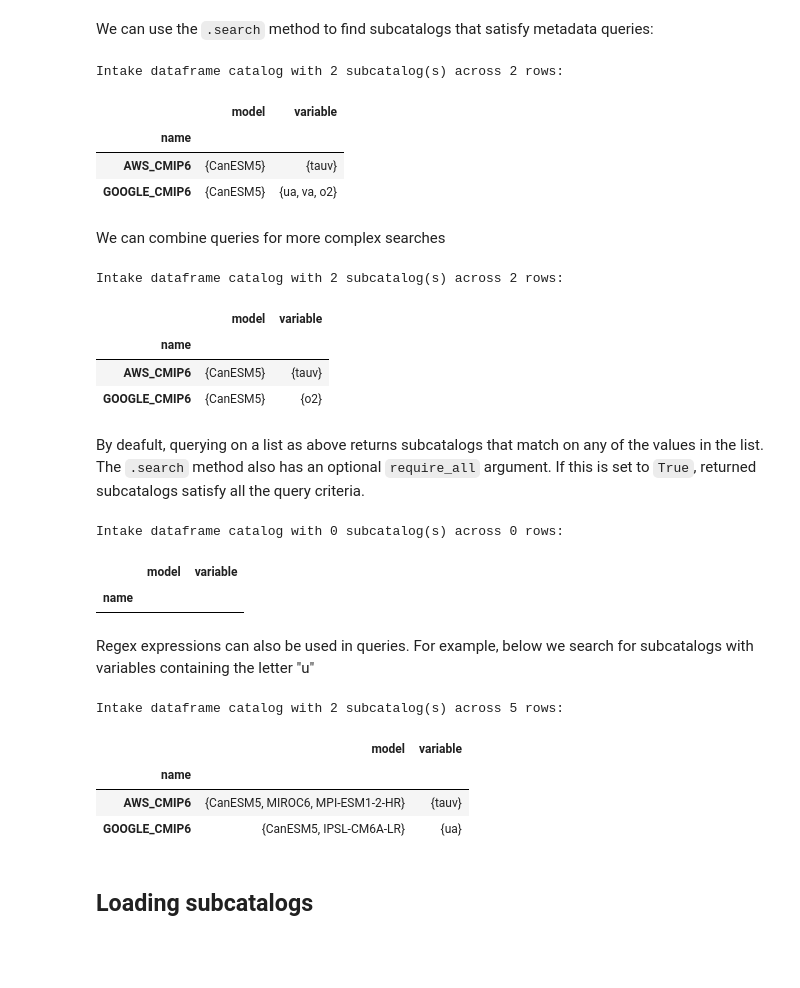
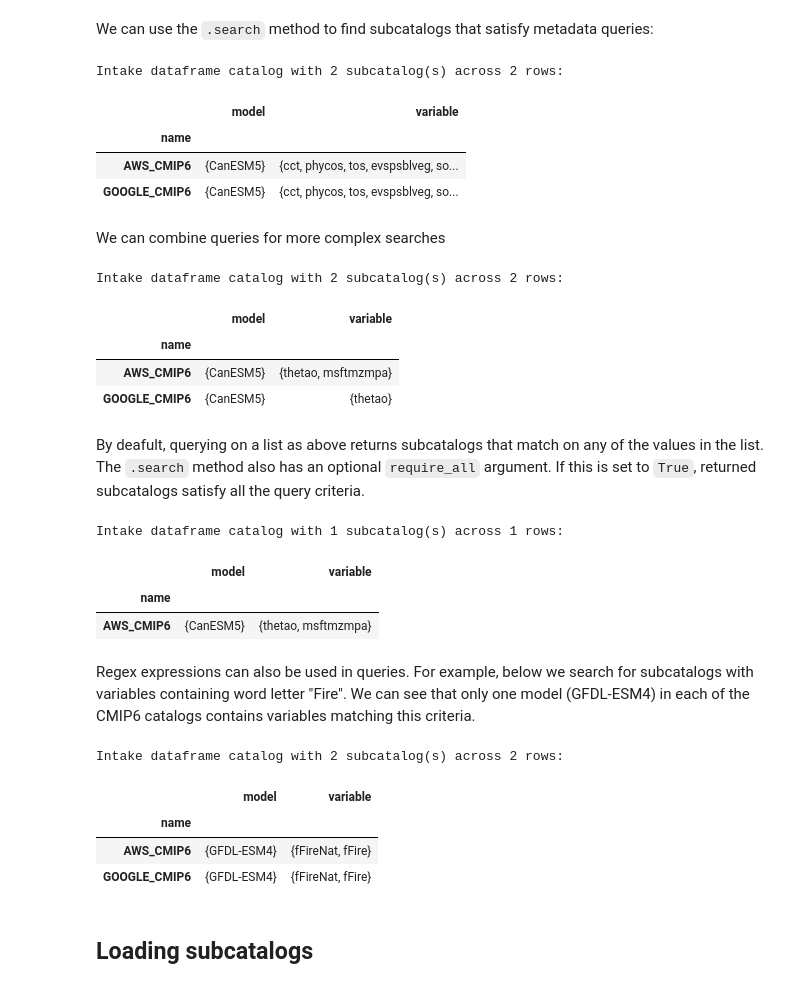
Before and after one commit to ACCESS-NRI/intake-dataframe-catalog, a Jupyter notebook: docs/getting_started/quickstart.ipynb, the cells around one changed output. Saved outputs shown, nothing was run; the diff lists cells and outputs as text; code cells hidden in the pictures; blank space fills up the shorter version.

```diff
--- a/docs/getting_started/quickstart.ipynb
+++ b/docs/getting_started/quickstart.ipynb
@@ -123,47 +148,50 @@ cat = intake.open_df_catalog(
 # %% [markdown]
 We can use the `.search` method to find subcatalogs that satisfy metadata queries:
 # %%
-cat.search(model="CanESM5")
+new_cat = cat.search(model="CanESM5")
+
+new_cat
 # %% [output]
 Intake dataframe catalog with 2 subcatalog(s) across 2 rows:
 |  | model | variable |
 | name |  |  |
-| AWS_CMIP6 | {CanESM5} | {tauv} |
-| GOOGLE_CMIP6 | {CanESM5} | {ua, va, o2} |
+| AWS_CMIP6 | {CanESM5} | {cct, phycos, tos, evspsblveg, so... |
+| GOOGLE_CMIP6 | {CanESM5} | {cct, phycos, tos, evspsblveg, so... |
 # %% [markdown]
 We can combine queries for more complex searches
 # %%
-new_cat = cat.search(model="CanESM5", variable=["tauv", "o2"])
+new_cat = cat.search(model="CanESM5", variable=["thetao", "msftmzmpa"])
 
 new_cat
 # %% [output]
 Intake dataframe catalog with 2 subcatalog(s) across 2 rows:
 |  | model | variable |
 | name |  |  |
-| AWS_CMIP6 | {CanESM5} | {tauv} |
-| GOOGLE_CMIP6 | {CanESM5} | {o2} |
+| AWS_CMIP6 | {CanESM5} | {thetao, msftmzmpa} |
+| GOOGLE_CMIP6 | {CanESM5} | {thetao} |
 # %% [markdown]
 By deafult, querying on a list as above returns subcatalogs that match on any of the values in the list. The `.search` method also has an optional `require_all` argument. If this is set to `True`, returned subcatalogs satisfy all the query criteria.
 # %%
-new_cat = cat.search(model="CanESM5", variable=["tauv", "o2"], require_all=True)
+new_cat = cat.search(model="CanESM5", variable=["thetao", "msftmzmpa"], require_all=True)
 
 new_cat
 # %% [output]
-Intake dataframe catalog with 0 subcatalog(s) across 0 rows:
+Intake dataframe catalog with 1 subcatalog(s) across 1 rows:
 |  | model | variable |
 | name |  |  |
+| AWS_CMIP6 | {CanESM5} | {thetao, msftmzmpa} |
 # %% [markdown]
-Regex expressions can also be used in queries. For example, below we search for subcatalogs with variables containing the letter "u"
+Regex expressions can also be used in queries. For example, below we search for subcatalogs with variables containing word letter "Fire". We can see that only one model (GFDL-ESM4) in each of the CMIP6 catalogs contains variables matching this criteria.
 # %%
-new_cat = cat.search(variable=".*u.*")
+new_cat = cat.search(variable=".*Fire.*")
 
 new_cat
 # %% [output]
-Intake dataframe catalog with 2 subcatalog(s) across 5 rows:
+Intake dataframe catalog with 2 subcatalog(s) across 2 rows:
 |  | model | variable |
 | name |  |  |
-| AWS_CMIP6 | {CanESM5, MIROC6, MPI-ESM1-2-HR} | {tauv} |
-| GOOGLE_CMIP6 | {CanESM5, IPSL-CM6A-LR} | {ua} |
+| AWS_CMIP6 | {GFDL-ESM4} | {fFireNat, fFire} |
+| GOOGLE_CMIP6 | {GFDL-ESM4} | {fFireNat, fFire} |
 # %% [markdown]
 ## Loading subcatalogs
 # %% [markdown]
```
Also changed, not shown: parts of 15 cells of this notebook, 3 other files.
